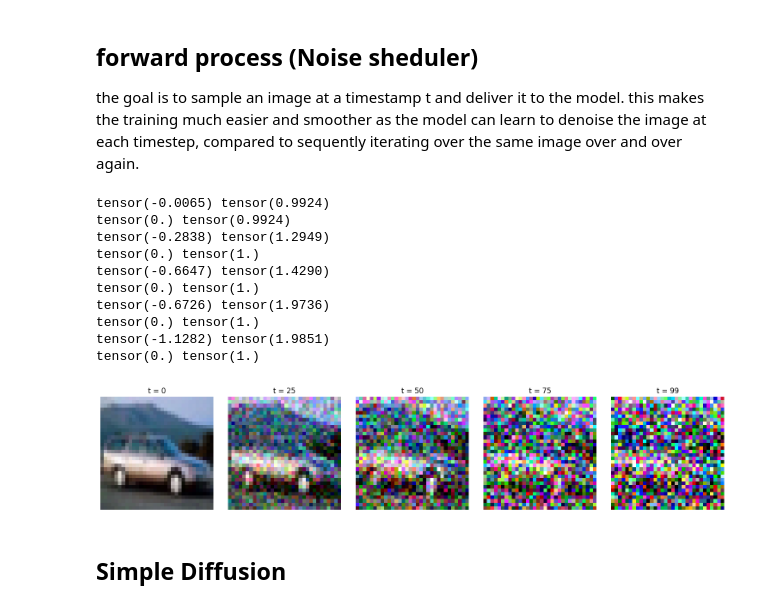
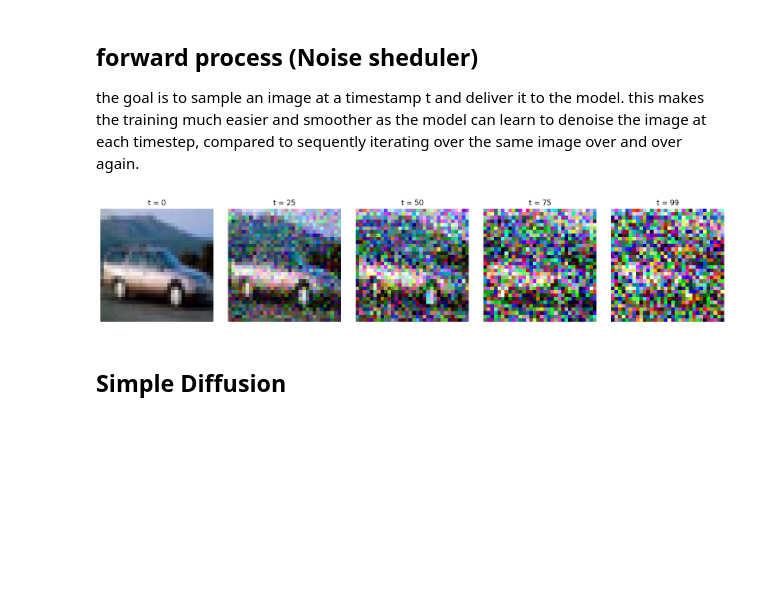
Before and after one commit to FloBaumgartner/cifar10_imgGeneration, a Jupyter notebook: vdl_mc_img-gen_cifar10.ipynb, the cells around one changed output. Drawn from its saved outputs; the diff is of its cells as text; code cells hidden in the pictures; blank space fills up the shorter version.

```diff
--- a/vdl_mc_img-gen_cifar10.ipynb
+++ b/vdl_mc_img-gen_cifar10.ipynb
@@ -145,47 +159,35 @@ for t_val in timesteps_to_sample:
         terms["sqrt_one_minus_alphas_cumprod"],
         device="cpu"
     )
     noisy_images.append(noisy_img[0]) # Remove batch dimension
 
 # Helper function to denormalize and convert tensor for plotting
 def denormalize_and_to_numpy(tensor_image):
     """
     Denormalizes and converts a tensor image to numpy for plotting.(helperfunction)
     """
     # The original transform was Normalize((0.5,0.5,0.5),(0.5,0.5,0.5)),
     # therefore apply the inverse transform: image * 0.5 + 0.5
     image = tensor_image.clone().detach()
     image = image * 0.5 + 0.5
     # Clamp to [0,1] just to be safe (because of the noise it could happen, that values are slightly outside this range)
-    print(image.min(), image.max())
     image = image.clamp(0,1)
-    print(image.min(), image.max())
     # Convert from Channels,Hight,Width (C,H,W) to H,W,C and to numpy
-    image_np = image.permute(1,2,0).cpu().numpy()
+    image_np = image.permute(1,2,0).cpu()#.numpy()
     return image_np
 
 
 # Plot the original and noisy samples
 fig, axes = plt.subplots(1, len(timesteps_to_sample), figsize=(15, 3))
 for ax, img, t in zip(axes, noisy_images, timesteps_to_sample):
     ax.imshow(denormalize_and_to_numpy(img))
     ax.set_title(f"t = {t}")
     ax.axis("off")
 
 plt.tight_layout()
 plt.show()
 # %% [output]
-tensor(-0.0065) tensor(0.9924)
-tensor(0.) tensor(0.9924)
-tensor(-0.2838) tensor(1.2949)
-tensor(0.) tensor(1.)
-tensor(-0.6647) tensor(1.4290)
-tensor(0.) tensor(1.)
-tensor(-0.6726) tensor(1.9736)
-tensor(0.) tensor(1.)
-tensor(-1.1282) tensor(1.9851)
-tensor(0.) tensor(1.)
-[figure, old version]
+[figure, new version]
 # %% [markdown]
 ## Simple Diffusion
 # %%
```
Also changed, not shown: parts of 14 cells of this notebook.
